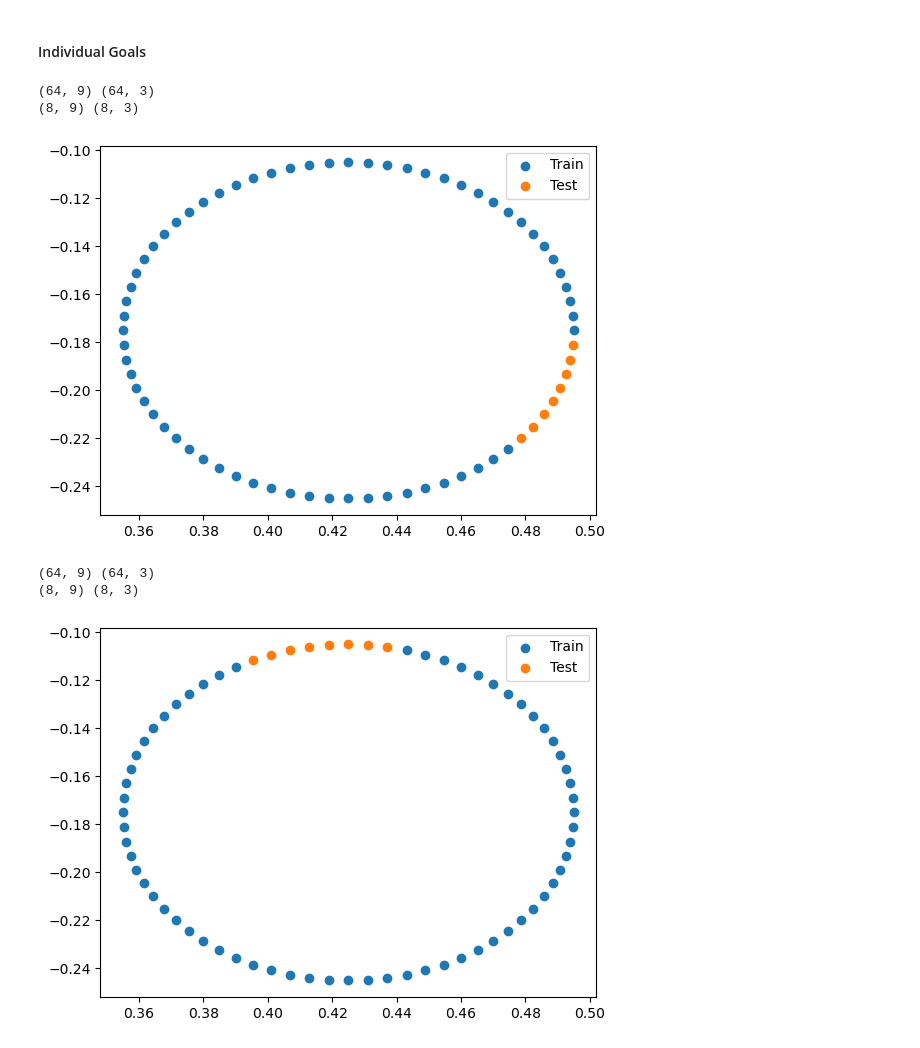
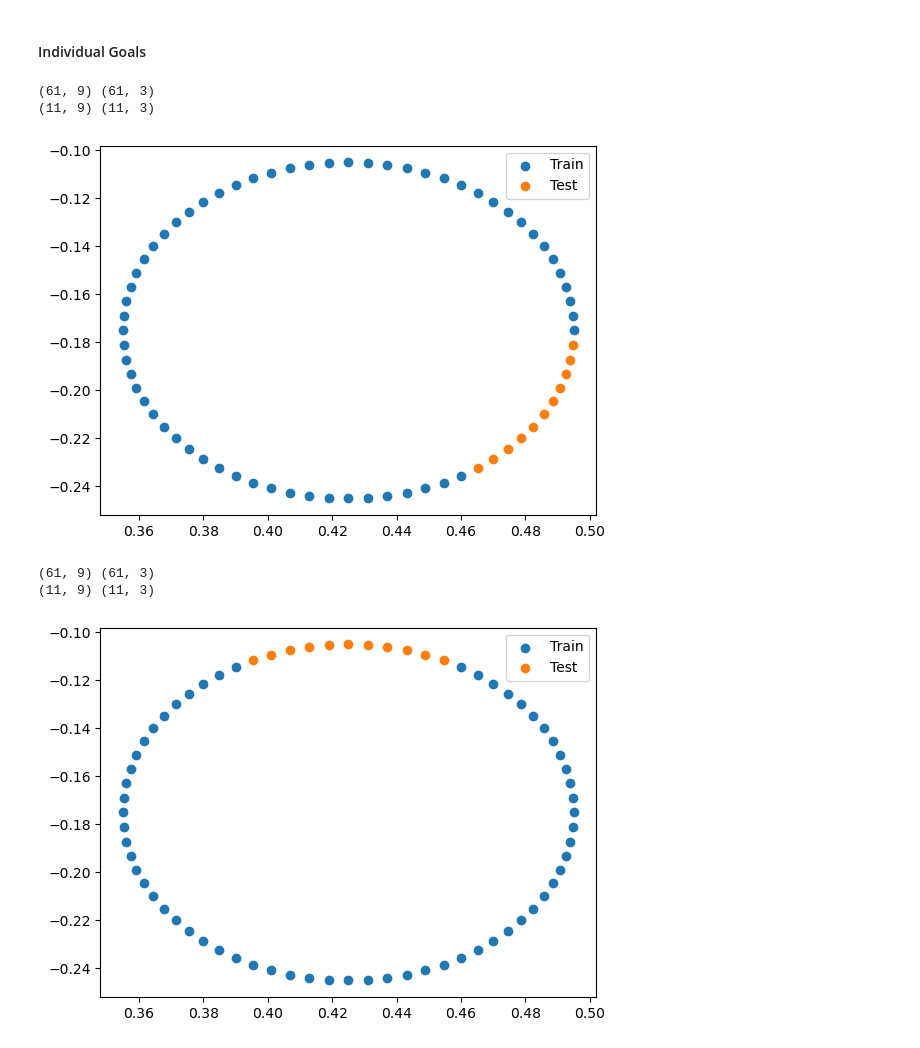
Before and after one commit to arash-mehrabi-z/dnfc-torobo, a Jupyter notebook: feedback_controller/fbc/neural_network/data.ipynb, the cells around one changed output. Drawn from its saved outputs; the diff is of its cells as text; code cells hidden in the pictures.

```diff
--- a/feedback_controller/fbc/neural_network/data.ipynb
+++ b/feedback_controller/fbc/neural_network/data.ipynb
@@ -141,7 +141,7 @@ def save_file(array, path):
     with open(path, 'wb') as f:
         np.save(f, array)
 # %%
-ratio = 0.9
+ratio = 0.85
 # train_data, test_data = split_data_interp(trajectories, ratio)
 train_data, test_data = split_data_extrap(trajectories, ratio)
 # train_data, test_data = split_data_even(trajectories)
@@ -327,17 +327,17 @@ def visualize_test_train(goal_train, goal_test, file_path):
 # %%
 goal_1_train = coords_train[:, :3]
 goal_1_test = coords_test[:, :3]
 print(coords_train.shape, goal_1_train.shape)
 print(coords_test.shape, goal_1_test.shape)
 
-dir_path = os.path.join(ds_root_dir, "analysis_0.9_extrap")
+dir_path = os.path.join(ds_root_dir, f"analysis_{ratio}_extrap")
 file_path = os.path.join(dir_path, "goal_1.png")
 
 visualize_test_train(goal_1_train, goal_1_test, file_path)
 # %% [output]
-(64, 9) (64, 3)
-(8, 9) (8, 3)
+(61, 9) (61, 3)
+(11, 9) (11, 3)
-[figure, old version]
+[figure, new version]
 # %%
 goal_1_train = coords_train[:, 3:6]
 goal_1_test = coords_test[:, 3:6]
@@ -348,9 +348,9 @@ file_path = os.path.join(dir_path, "goal_2.png")
 
 visualize_test_train(goal_1_train, goal_1_test, file_path)
 # %% [output]
-(64, 9) (64, 3)
-(8, 9) (8, 3)
+(61, 9) (61, 3)
+(11, 9) (11, 3)
-[figure, old version]
+[figure, new version]
 # %%
 goal_1_train = coords_train[:, 6:9]
 goal_1_test = coords_test[:, 6:9]
```
Also changed, not shown: parts of 15 cells of this notebook, 3 other files.
